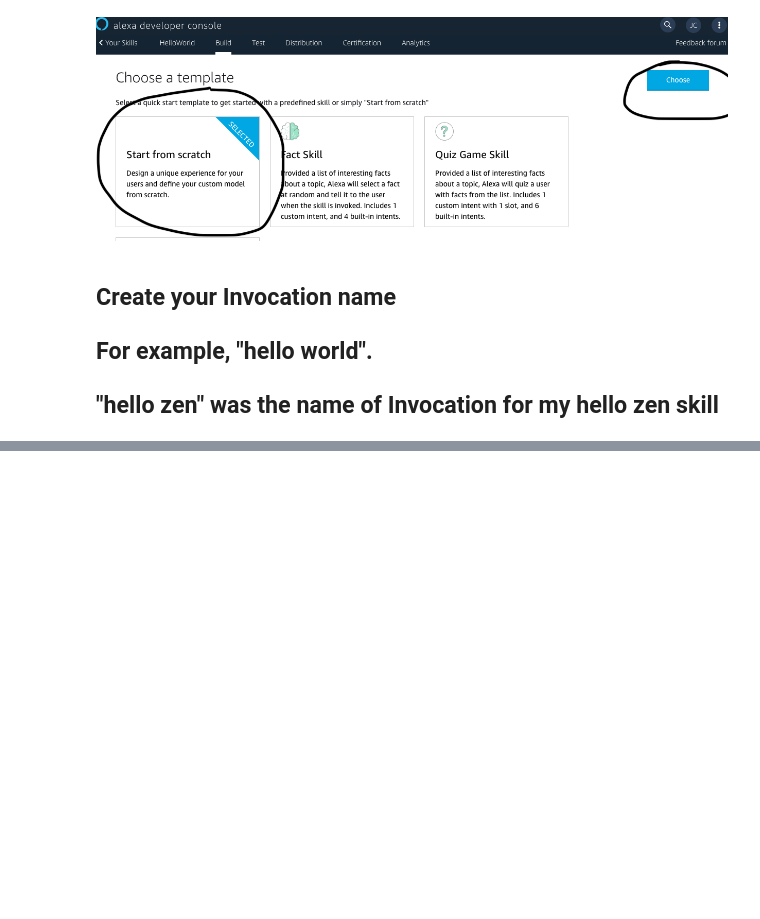
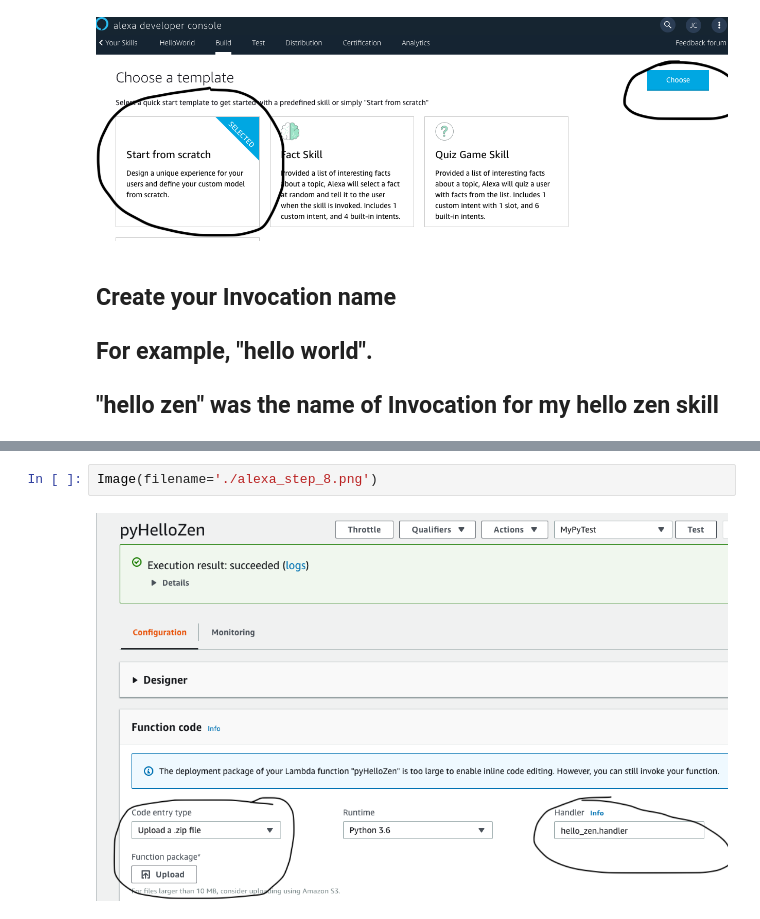
Before and after one commit to jcamier/alexa_hello_zen_python, a Jupyter notebook: alexa_python_talk.ipynb, the cells around one changed output, grey strips where cells are left out. Drawn from its saved outputs; the diff is of its cells as text; blank space fills up the shorter version.

```diff
--- a/alexa_python_talk.ipynb
+++ b/alexa_python_talk.ipynb
@@ -121,0 +154,4 @@ Image(filename='./alexa_step_4.png')
+# %%
+Image(filename='./alexa_step_8.png')
+# %% [output]
+[figure, added]
```
Also changed, not shown: parts of 11 cells of this notebook, 5 other files.
